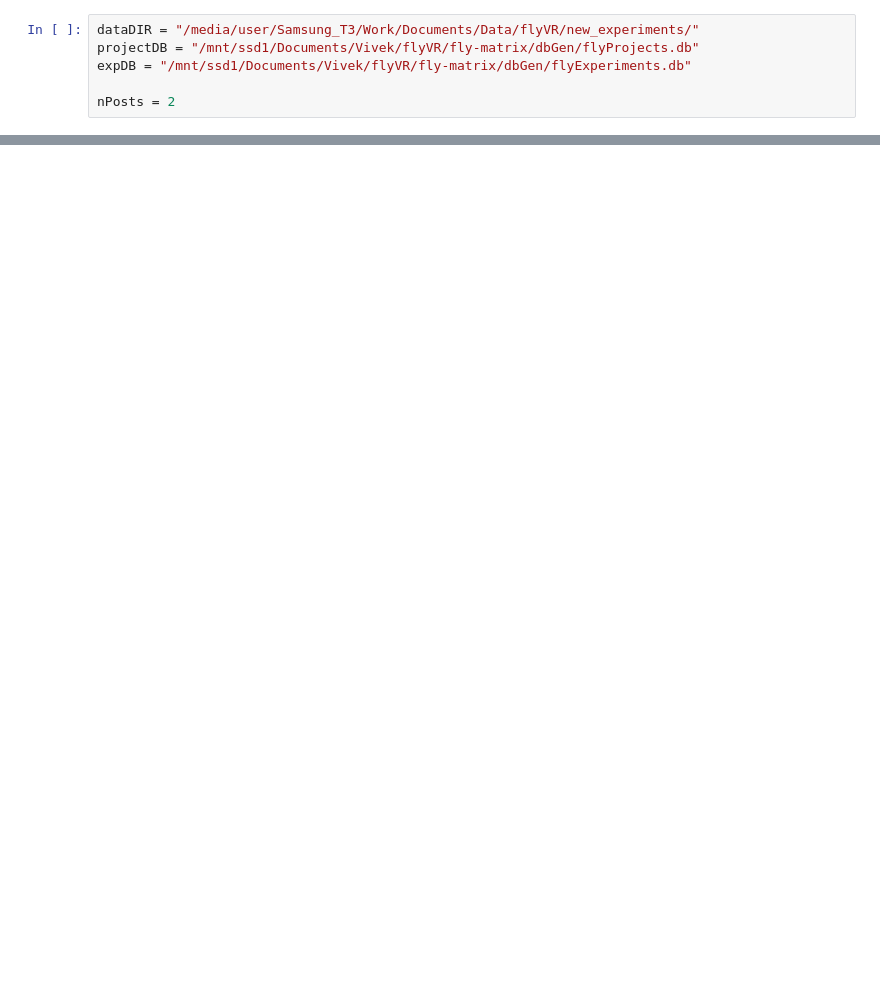
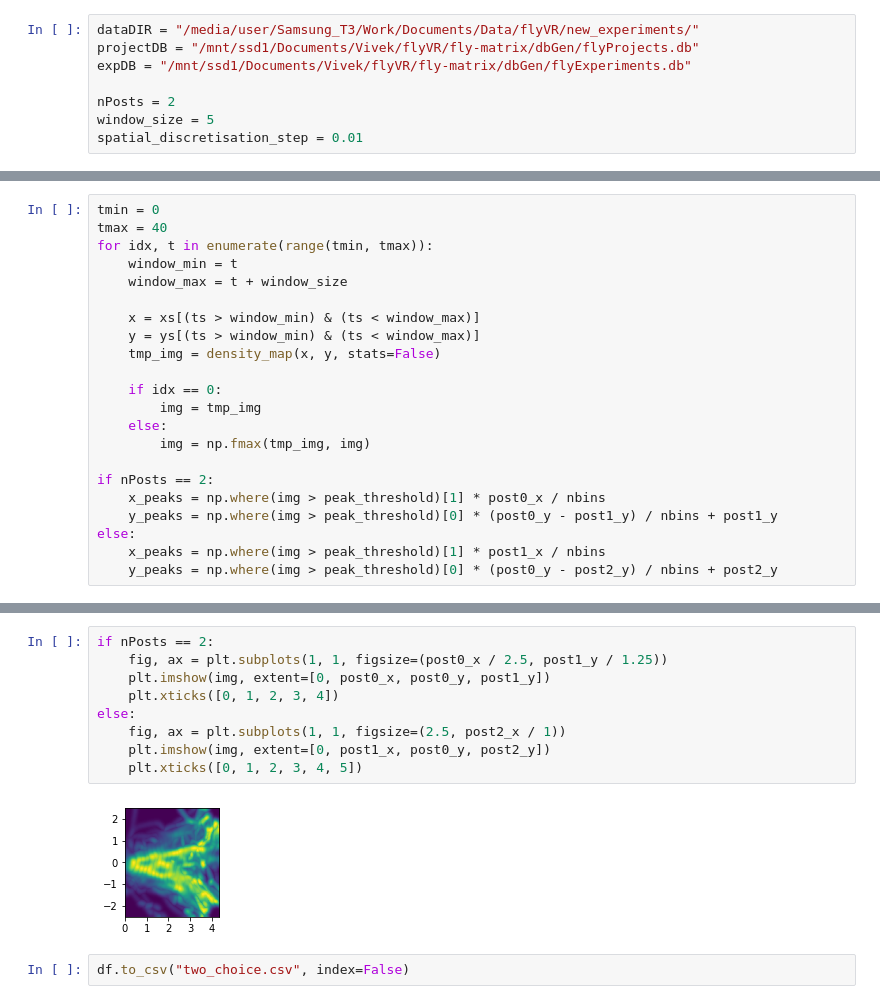
Before and after one commit to RnoB/fly-matrix, a Jupyter notebook: tracks_visualisation.ipynb, the cells around one changed output, grey strips where cells are left out. Cells and saved outputs as stored; diff of their text form; blank space fills up the shorter version.

```diff
--- a/tracks_visualisation.ipynb
+++ b/tracks_visualisation.ipynb
@@ -33,3 +31,5 @@ projectDB = "/mnt/ssd1/Documents/Vivek/flyVR/fly-matrix/dbGen/flyProjects.db"
 expDB = "/mnt/ssd1/Documents/Vivek/flyVR/fly-matrix/dbGen/flyExperiments.db"
 
 nPosts = 2
+window_size = 5
+spatial_discretisation_step = 0.01
@@ -488,0 +524,22 @@ ts = np.array(df["t"])
+# %%
+tmin = 0
+tmax = 40
+for idx, t in enumerate(range(tmin, tmax)):
+    window_min = t
+    window_max = t + window_size
+
+    x = xs[(ts > window_min) & (ts < window_max)]
+    y = ys[(ts > window_min) & (ts < window_max)]
+    tmp_img = density_map(x, y, stats=False)
+
+    if idx == 0:
+        img = tmp_img
+    else:
+        img = np.fmax(tmp_img, img)
+
+if nPosts == 2:
+    x_peaks = np.where(img > peak_threshold)[1] * post0_x / nbins
+    y_peaks = np.where(img > peak_threshold)[0] * (post0_y - post1_y) / nbins + post1_y
+else:
+    x_peaks = np.where(img > peak_threshold)[1] * post1_x / nbins
+    y_peaks = np.where(img > peak_threshold)[0] * (post0_y - post2_y) / nbins + post2_y
@@ -488,0 +548,13 @@ ts = np.array(df["t"])
+# %%
+if nPosts == 2:
+    fig, ax = plt.subplots(1, 1, figsize=(post0_x / 2.5, post1_y / 1.25))
+    plt.imshow(img, extent=[0, post0_x, post0_y, post1_y])
+    plt.xticks([0, 1, 2, 3, 4])
+else:
+    fig, ax = plt.subplots(1, 1, figsize=(2.5, post2_x / 1))
+    plt.imshow(img, extent=[0, post1_x, post0_y, post2_y])
+    plt.xticks([0, 1, 2, 3, 4, 5])
+# %% [output]
+[figure, added]
+# %%
+df.to_csv("two_choice.csv", index=False)
```
Also changed, not shown: parts of 22 cells of this notebook, 3 other files.
